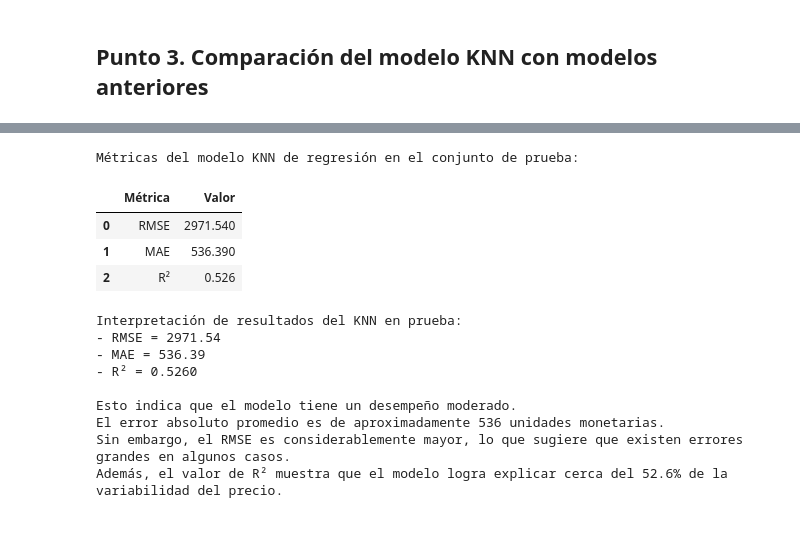
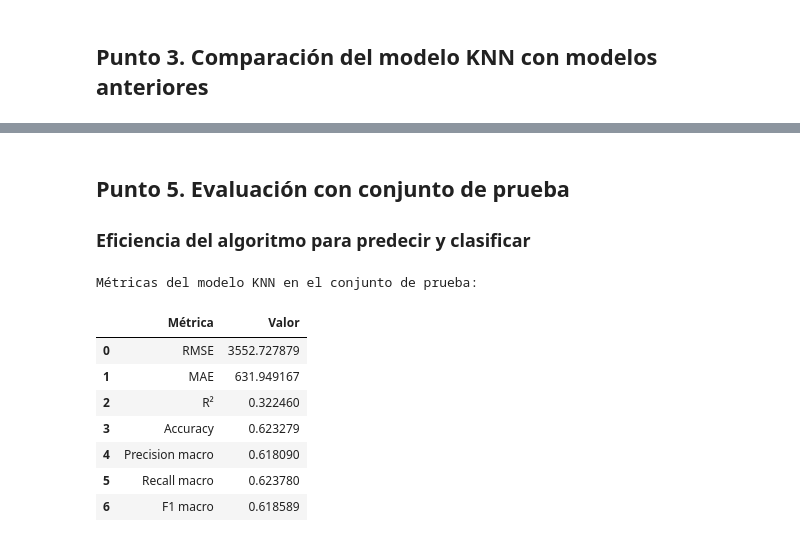
Before and after one commit to Ninaswiftie09/Mineria-de-Datos, a Jupyter notebook: lab6_knn_regresion.ipynb, the cells around one changed output, grey strips where cells are left out. Saved outputs shown, nothing was run; the diff lists cells and outputs as text; code cells hidden in the pictures.

```diff
--- a/lab6_knn_regresion.ipynb
+++ b/lab6_knn_regresion.ipynb
@@ -151,10 +133,9 @@ y_pred = knn.predict(X_test)
 # %%
+rmse_knn = np.sqrt(mean_squared_error(y_test_reg, y_pred_reg))
+mae_knn = mean_absolute_error(y_test_reg, y_pred_reg)
+r2_knn = r2_score(y_test_reg, y_pred_reg)
 
-rmse = np.sqrt(mean_squared_error(y_test, y_pred))
-mae = mean_absolute_error(y_test, y_pred)
-r2 = r2_score(y_test, y_pred)
-
-print("RMSE:", rmse)
-print("MAE:", mae)
-print("R2:", r2)
+print("RMSE:", rmse_knn)
+print("MAE:", mae_knn)
+print("R2:", r2_knn)
 # %% [output]
@@ -253,33 +248,47 @@ Para evaluar la eficiencia del modelo KNN de regresión en el conjunto de prueba
+# %%
+X_train_class = X.iloc[train_idx]
+X_test_class = X.iloc[test_idx]
+y_train_class = y_class.iloc[train_idx]
+y_test_class = y_class.iloc[test_idx]
+
+pipe_knn_class = Pipeline([
+    ("scaler", StandardScaler()),
+    ("knn", KNeighborsClassifier(n_neighbors=5))
+])
+
+pipe_knn_class.fit(X_train_class, y_train_class)
+y_pred_class = pipe_knn_class.predict(X_test_class)
+# %% [markdown]
+## Punto 5. Evaluación con conjunto de prueba
+
+### Eficiencia del algoritmo para predecir y clasificar
 # %%
+precision_macro, recall_macro, f1_macro, _ = precision_recall_fscore_support(
+    y_test_class, y_pred_class, average="macro", zero_division=0
+)
+
 metricas_knn_test = pd.DataFrame({
-    "Métrica": ["RMSE", "MAE", "R²"],
-    "Valor": [2971.54, 536.39, 0.5260]
+    "Métrica": ["RMSE", "MAE", "R²", "Accuracy", "Precision macro", "Recall macro", "F1 macro"],
+    "Valor": [
+        rmse_knn,
+        mae_knn,
+        r2_knn,
+        accuracy_score(y_test_class, y_pred_class),
+        precision_macro,
+        recall_macro,
+        f1_macro
+    ]
 })
 
-print("Métricas del modelo KNN de regresión en el conjunto de prueba:")
+print("Métricas del modelo KNN en el conjunto de prueba:")
 display(metricas_knn_test)
 # %% [output]
-Métricas del modelo KNN de regresión en el conjunto de prueba:
+Métricas del modelo KNN en el conjunto de prueba:
 |  | Métrica | Valor |
-| 0 | RMSE | 2971.540 |
-| 1 | MAE | 536.390 |
-| 2 | R² | 0.526 |
+| 0 | RMSE | 3552.727879 |
+| 1 | MAE | 631.949167 |
+| 2 | R² | 0.322460 |
+| 3 | Accuracy | 0.623279 |
+| 4 | Precision macro | 0.618090 |
+| 5 | Recall macro | 0.623780 |
+| 6 | F1 macro | 0.618589 |
-# %%
-print("Interpretación de resultados del KNN en prueba:")
-print("- RMSE = 2971.54")
-print("- MAE = 536.39")
-print("- R² = 0.5260")
-print("\nEsto indica que el modelo tiene un desempeño moderado.")
-print("El error absoluto promedio es de aproximadamente 536 unidades monetarias.")
-print("Sin embargo, el RMSE es considerablemente mayor, lo que sugiere que existen errores grandes en algunos casos.")
-print("Además, el valor de R² muestra que el modelo logra explicar cerca del 52.6% de la variabilidad del precio.")
-# %% [output]
-Interpretación de resultados del KNN en prueba:
-- RMSE = 2971.54
-- MAE = 536.39
-- R² = 0.5260
-
-Esto indica que el modelo tiene un desempeño moderado.
-El error absoluto promedio es de aproximadamente 536 unidades monetarias.
-Sin embargo, el RMSE es considerablemente mayor, lo que sugiere que existen errores grandes en algunos casos.
-Además, el valor de R² muestra que el modelo logra explicar cerca del 52.6% de la variabilidad del precio.
```
Also changed, not shown: parts of 44 cells of this notebook.
